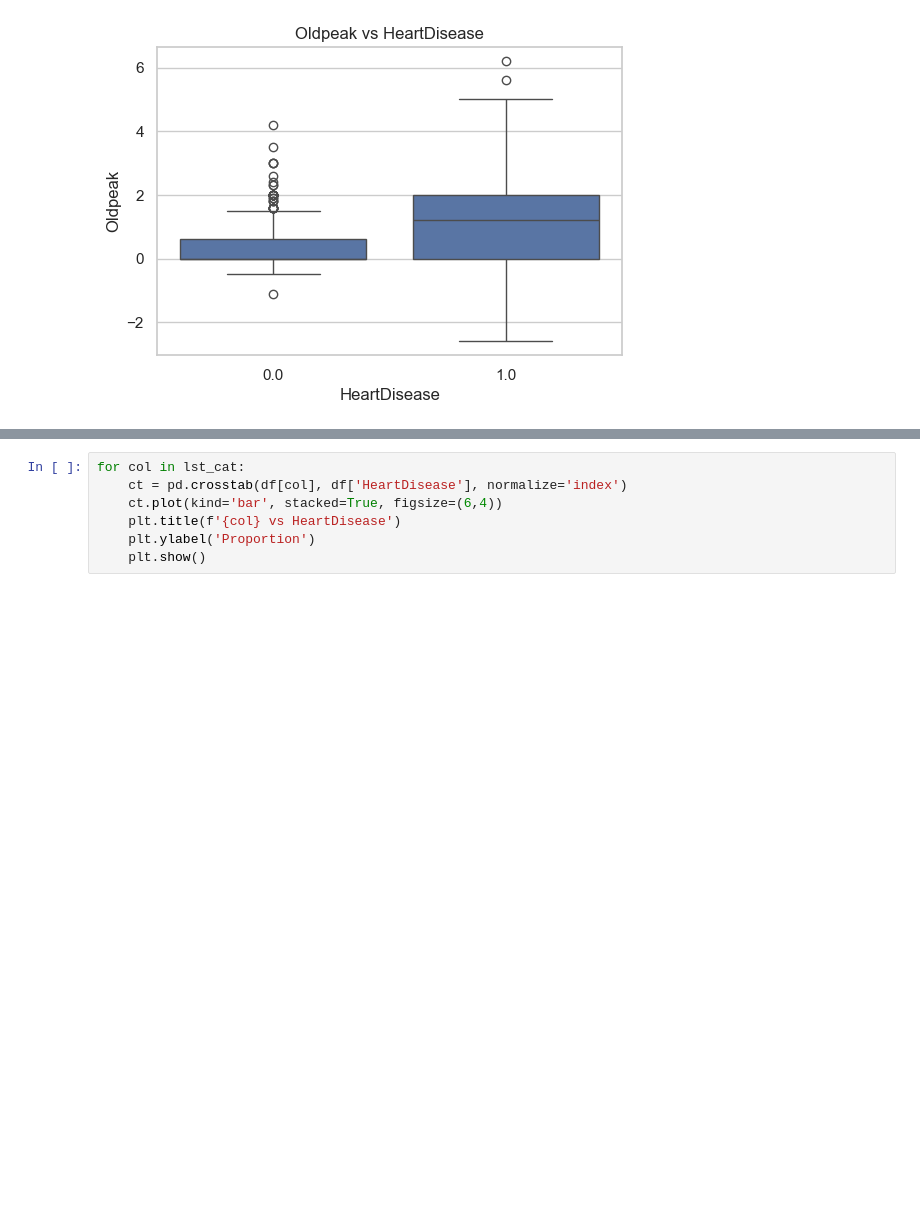
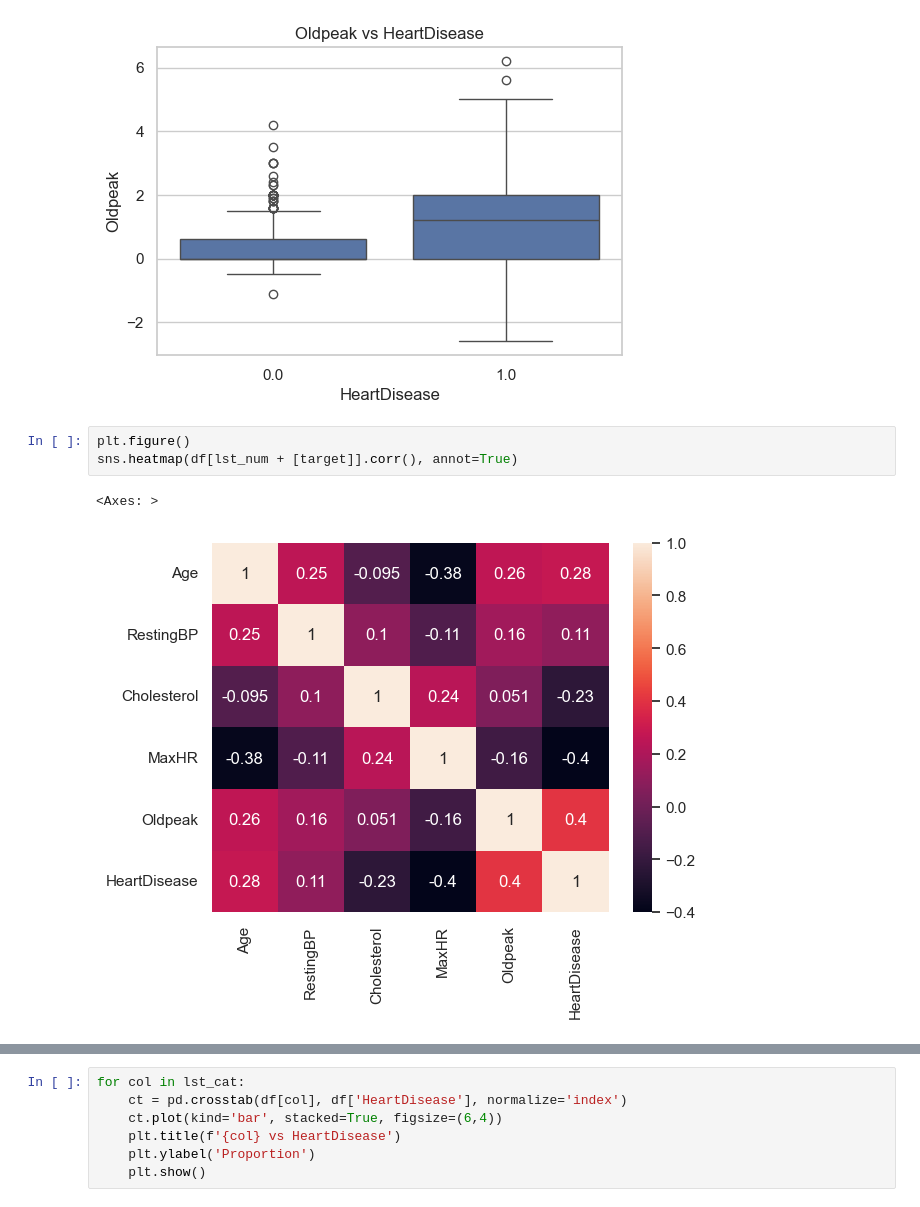
Before and after one commit to Stork656/Heart-diseases_main_project, a Jupyter notebook: notebooks/eda.ipynb, the cells around one changed output, grey strips where cells are left out. Cells and saved outputs as stored; diff of their text form; blank space fills up the shorter version.

```diff
--- a/notebooks/eda.ipynb
+++ b/notebooks/eda.ipynb
@@ -214,3 +224,9 @@ for col in lst_num:
 [figure]
 [figure]
 [figure]
+# %%
+plt.figure()
+sns.heatmap(df[lst_num + [target]].corr(), annot=True)
+# %% [output]
+<Axes: >
+[figure, added]
```
Also changed, not shown: parts of 7 cells of this notebook, 5 other files.
